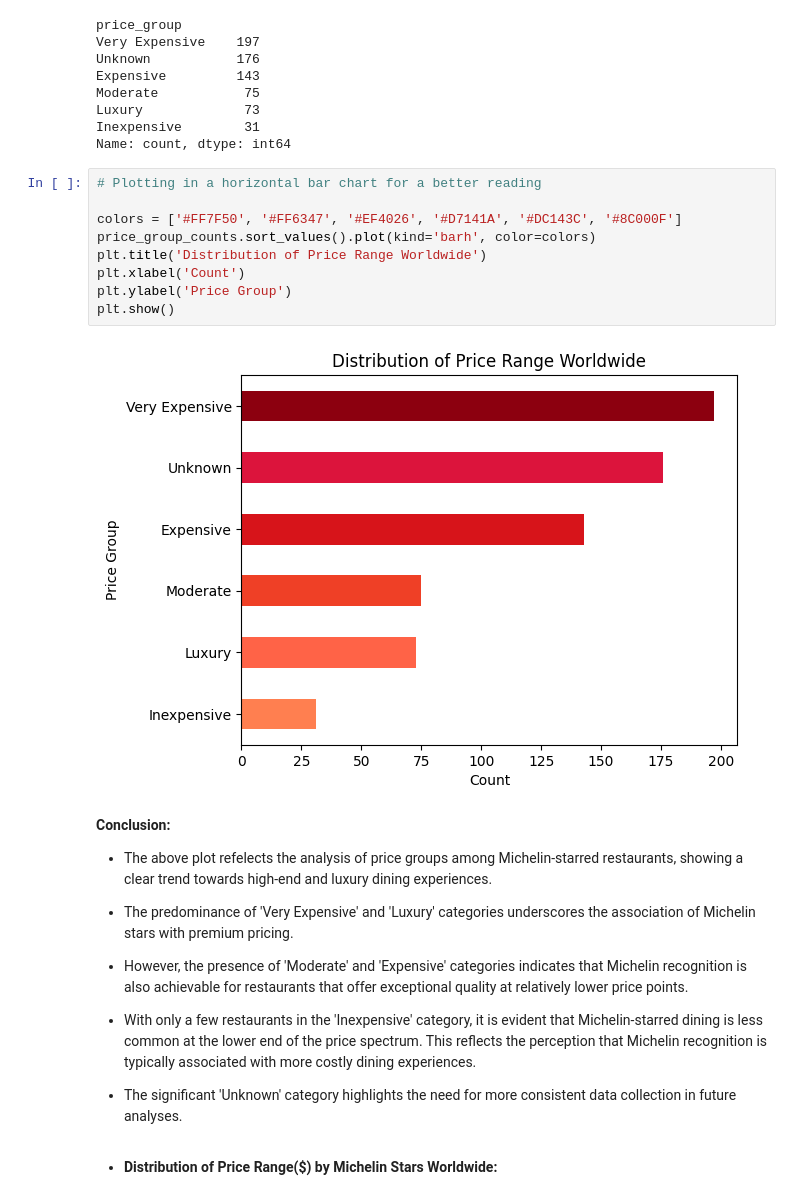
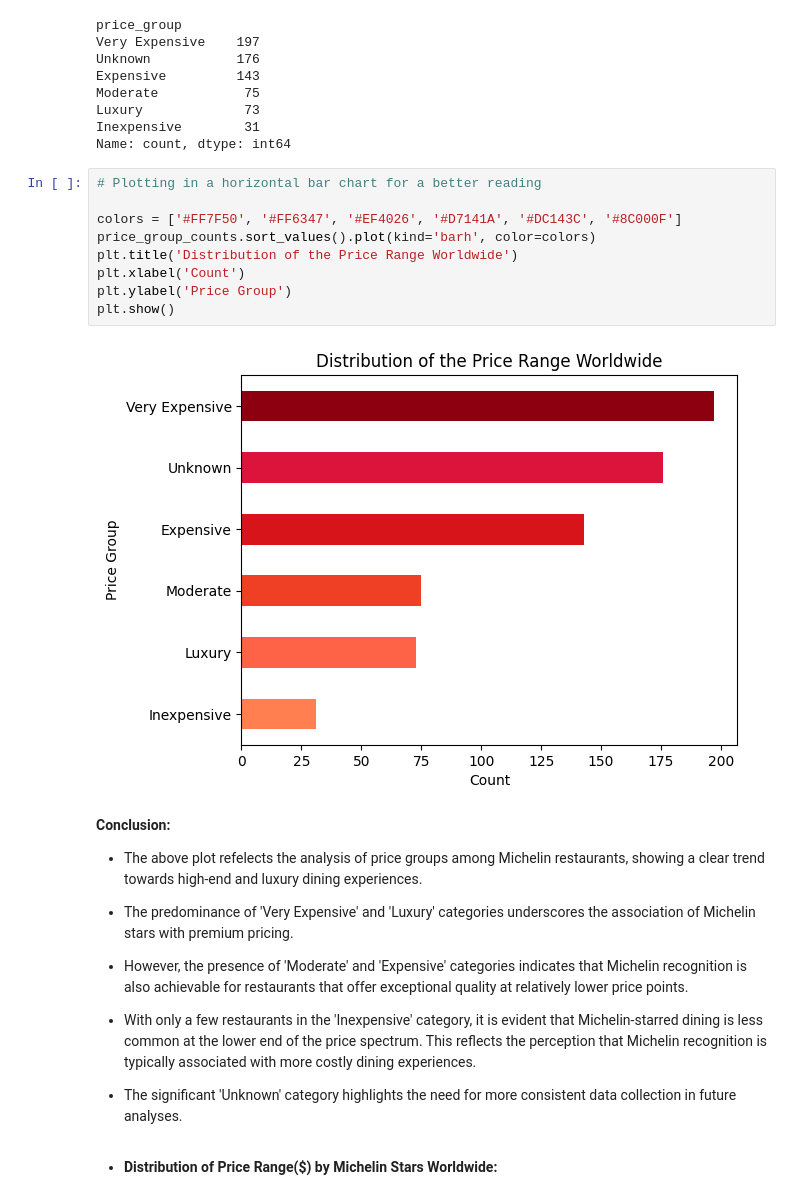
Before and after one commit to SPBarros/Michelin-Stars, a Jupyter notebook: michelin-star-around-the-world.ipynb, the cells around one changed output. Saved outputs shown, nothing was run; the diff lists cells and outputs as text.

```diff
--- a/michelin-star-around-the-world.ipynb
+++ b/michelin-star-around-the-world.ipynb
@@ -345,17 +359,17 @@ Name: count, dtype: int64
 # %%
 # Plotting in a horizontal bar chart for a better reading
 
 colors = ['#FF7F50', '#FF6347', '#EF4026', '#D7141A', '#DC143C', '#8C000F']
 price_group_counts.sort_values().plot(kind='barh', color=colors)
-plt.title('Distribution of Price Range Worldwide')
+plt.title('Distribution of the Price Range Worldwide')
 plt.xlabel('Count')
 plt.ylabel('Price Group')
 plt.show()
 # %% [output]
-[figure, old version]
+[figure, new version]
 # %% [markdown]
 **Conclusion:**
-* The above plot refelects the analysis of price groups among Michelin-starred restaurants, showing a clear trend towards high-end and luxury dining experiences.
+* The above plot refelects the analysis of price groups among Michelin restaurants, showing a clear trend towards high-end and luxury dining experiences.
 
 * The predominance of 'Very Expensive' and 'Luxury' categories underscores the association of Michelin stars with premium pricing.
 
```
Also changed, not shown: parts of 30 cells of this notebook.
